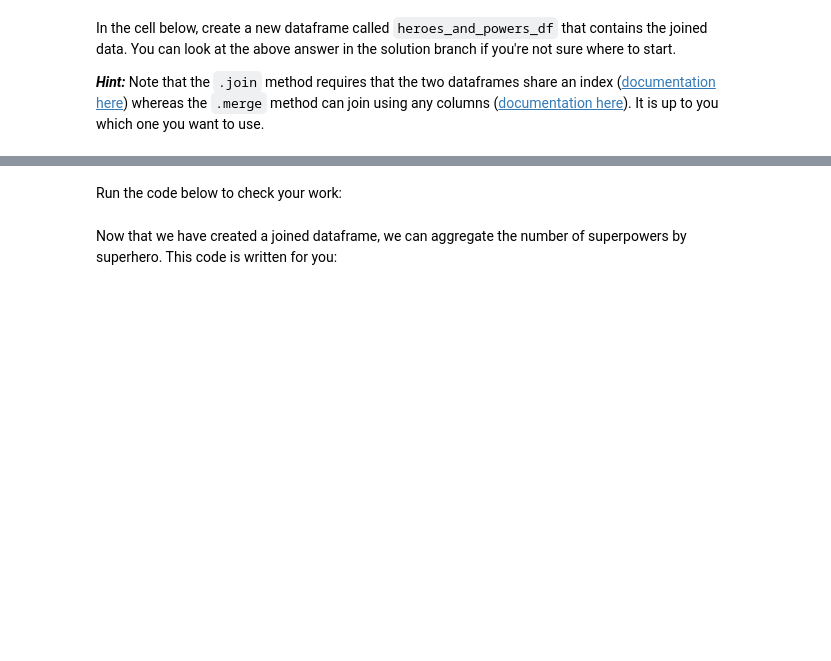
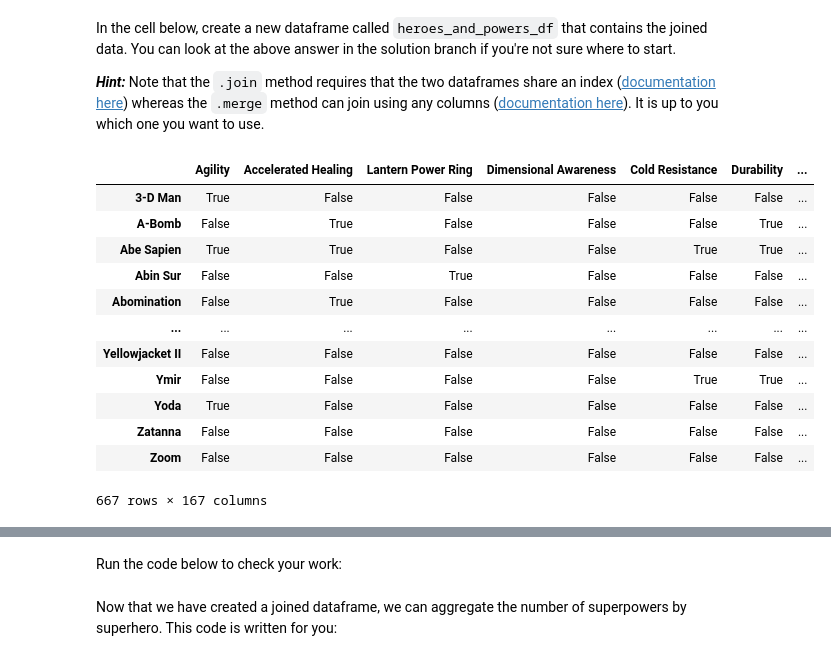
Before and after one commit to learn-co-curriculum/dsc-pandas-data-cleaning-lab, a Jupyter notebook: index.ipynb, the cells around one changed output, grey strips where cells are left out. Saved outputs shown, nothing was run; the diff lists cells and outputs as text; code cells hidden in the pictures; blank space fills up the shorter version.

```diff
--- a/index.ipynb
+++ b/index.ipynb
@@ -152,3 +195,5 @@ None
 Now, repeat the same process with `super_hero_powers.csv`. Name the dataframe `powers_df`. This time, make sure you use `index_col=0` when opening the CSV because the index contains important information.
 # %%
 # Your code here (create more cells as needed)
+powers_df = pd.read_csv('super_hero_powers.csv', index_col=0)
+powers_df.head()
@@ -297,0 +455,21 @@ In the cell below, create a new dataframe called `heroes_and_powers_df` that con
+# %%
+# Your code here (create more cells as needed
+# get a transposed version of the powers dataframe. This means
+# that what was used to be the row index is now the column name, and vice
+# versa
+powers_df_transposed = powers_df.T
+powers_df_transposed
+# %% [output]
+|  | Agility | Accelerated Healing | Lantern Power Ring | Dimensional Awareness | Cold Resistance | Durability | ... |
+| 3-D Man | True | False | False | False | False | False | ... |
+| A-Bomb | False | True | False | False | False | True | ... |
+| Abe Sapien | True | True | False | False | True | True | ... |
+| Abin Sur | False | False | True | False | False | False | ... |
+| Abomination | False | True | False | False | False | False | ... |
+| ... | ... | ... | ... | ... | ... | ... | ... |
+| Yellowjacket II | False | False | False | False | False | False | ... |
+| Ymir | False | False | False | False | True | True | ... |
+| Yoda | True | False | False | False | False | False | ... |
+| Zatanna | False | False | False | False | False | False | ... |
+| Zoom | False | False | False | False | False | False | ... |
+667 rows × 167 columns
```
Also changed, not shown: parts of 29 cells of this notebook.
